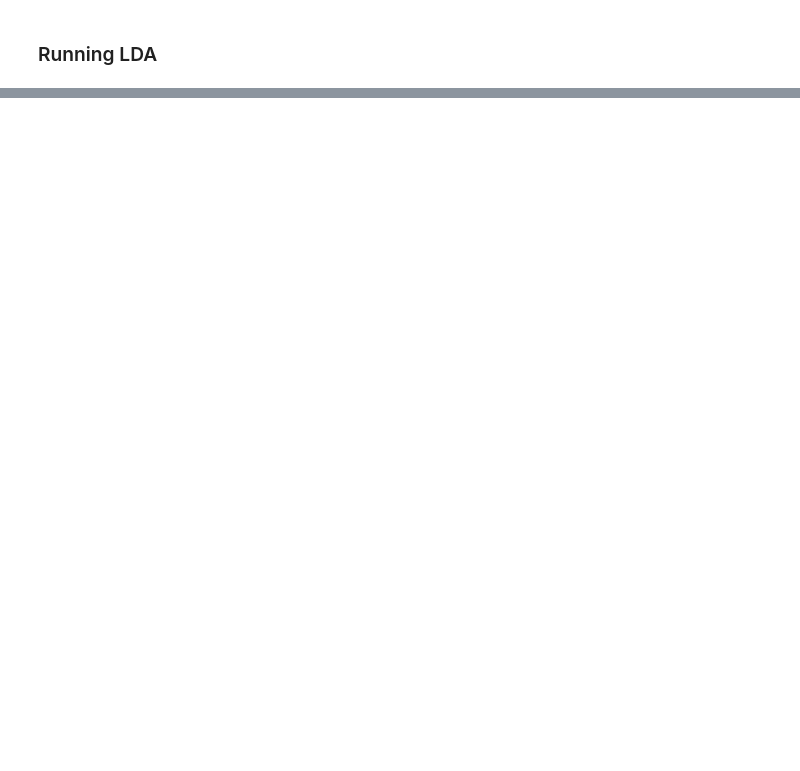
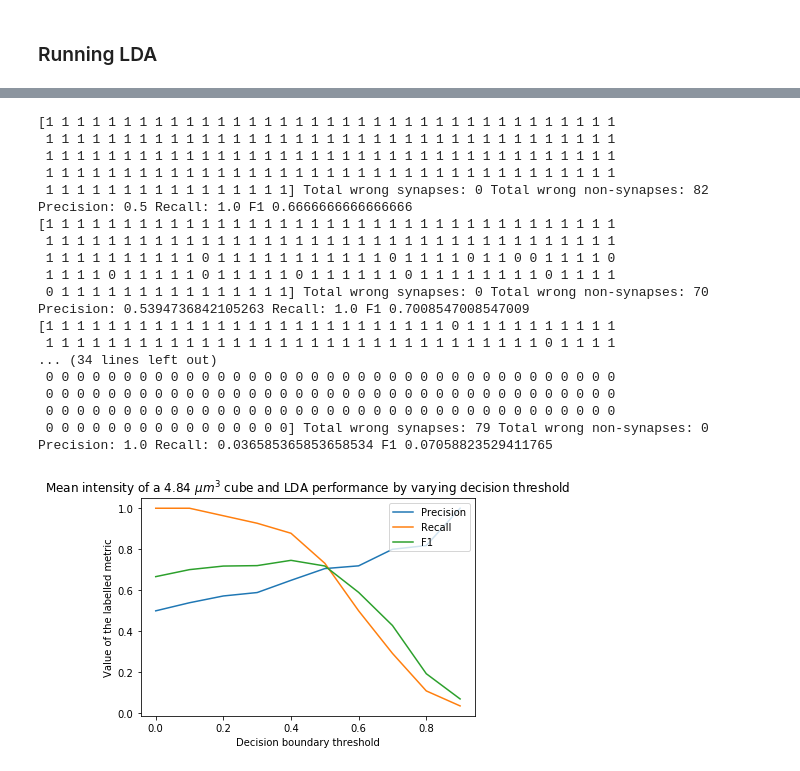
Before and after one commit to NeuroDataDesign/LIDS, a Jupyter notebook: src/demo/demo_lda.ipynb, the cells around one changed output, grey strips where cells are left out. Cells and saved outputs as stored; diff of their text form; code cells hidden in the pictures; blank space fills up the shorter version.

```diff
--- a/src/demo/demo_lda.ipynb
+++ b/src/demo/demo_lda.ipynb
@@ -292,6 +296,8 @@ print(s2)
 print(train2.shape)
 print(labels2.shape)
 print(test2.shape)
+shp_2 = test2.shape[0]
+print(shp_2)
 # %% [output]
 163
 (162, 1)
@@ -372,0 +418,22 @@ plt.show()
+# %%
+t2, p2, r2, f2 = lda(train2, labels2, test2, shp_2)
+stat_plot(t2, p2, r2, f2)
+# %% [output]
+[1 1 1 1 1 1 1 1 1 1 1 1 1 1 1 1 1 1 1 1 1 1 1 1 1 1 1 1 1 1 1 1 1 1 1 1 1
+ 1 1 1 1 1 1 1 1 1 1 1 1 1 1 1 1 1 1 1 1 1 1 1 1 1 1 1 1 1 1 1 1 1 1 1 1 1
+ 1 1 1 1 1 1 1 1 1 1 1 1 1 1 1 1 1 1 1 1 1 1 1 1 1 1 1 1 1 1 1 1 1 1 1 1 1
+ 1 1 1 1 1 1 1 1 1 1 1 1 1 1 1 1 1 1 1 1 1 1 1 1 1 1 1 1 1 1 1 1 1 1 1 1 1
+ 1 1 1 1 1 1 1 1 1 1 1 1 1 1 1 1] Total wrong synapses: 0 Total wrong non-synapses: 82 Precision: 0.5 Recall: 1.0 F1 0.6666666666666666
+[1 1 1 1 1 1 1 1 1 1 1 1 1 1 1 1 1 1 1 1 1 1 1 1 1 1 1 1 1 1 1 1 1 1 1 1 1
+ 1 1 1 1 1 1 1 1 1 1 1 1 1 1 1 1 1 1 1 1 1 1 1 1 1 1 1 1 1 1 1 1 1 1 1 1 1
+ 1 1 1 1 1 1 1 1 1 1 0 1 1 1 1 1 1 1 1 1 1 1 0 1 1 1 1 0 1 1 0 0 1 1 1 1 0
+ 1 1 1 1 0 1 1 1 1 1 0 1 1 1 1 1 0 1 1 1 1 1 1 0 1 1 1 1 1 1 1 1 0 1 1 1 1
+ 0 1 1 1 1 1 1 1 1 1 1 1 1 1 1 1] Total wrong synapses: 0 Total wrong non-synapses: 70 Precision: 0.5394736842105263 Recall: 1.0 F1 0.7008547008547009
+[1 1 1 1 1 1 1 1 1 1 1 1 1 1 1 1 1 1 1 1 1 1 1 1 1 1 0 1 1 1 1 1 1 1 1 1 1
+ 1 1 1 1 1 1 1 1 1 1 1 1 1 1 1 1 1 1 1 1 1 1 1 1 1 1 1 1 1 1 1 1 0 1 1 1 1
+... (34 lines left out)
+ 0 0 0 0 0 0 0 0 0 0 0 0 0 0 0 0 0 0 0 0 0 0 0 0 0 0 0 0 0 0 0 0 0 0 0 0 0
+ 0 0 0 0 0 0 0 0 0 0 0 0 0 0 0 0 0 0 0 0 0 0 0 0 0 0 0 0 0 0 0 0 0 0 0 0 0
+ 0 0 0 0 0 0 0 0 0 0 0 0 0 0 0 0 0 0 0 0 0 0 0 0 0 0 0 0 0 0 0 0 0 0 0 0 0
+ 0 0 0 0 0 0 0 0 0 0 0 0 0 0 0 0] Total wrong synapses: 79 Total wrong non-synapses: 0 Precision: 1.0 Recall: 0.036585365853658534 F1 0.07058823529411765
+[figure, added]
```
Also changed, not shown: parts of 10 cells of this notebook.
